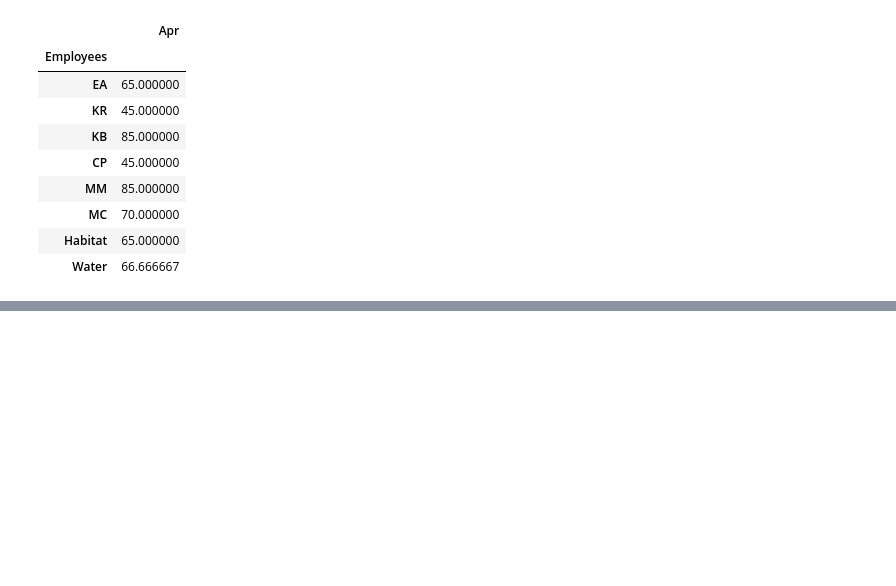
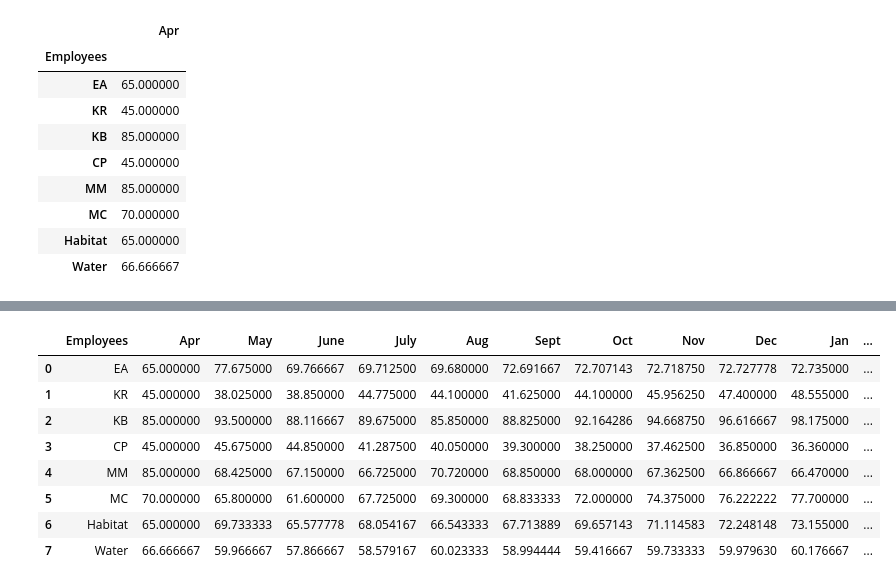
Before and after one commit to eanderson-ei/dev-env, a Jupyter notebook: notebooks/utilization-visualization.ipynb, the cells around one changed output, grey strips where cells are left out. Saved outputs shown, nothing was run; the diff lists cells and outputs as text; code cells hidden in the pictures; blank space fills up the shorter version.

```diff
--- a/notebooks/utilization-visualization.ipynb
+++ b/notebooks/utilization-visualization.ipynb
@@ -198,3 +198,15 @@ projected_y.loc[['Habitat', 'Water'],:].T.plot()
+# %%
+projected_y.reset_index()
+# %% [output]
+|  | Employees | Apr | May | June | July | Aug | Sept | Oct | Nov | Dec | Jan | ... |
+| 0 | EA | 65.000000 | 77.675000 | 69.766667 | 69.712500 | 69.680000 | 72.691667 | 72.707143 | 72.718750 | 72.727778 | 72.735000 | ... |
+| 1 | KR | 45.000000 | 38.025000 | 38.850000 | 44.775000 | 44.100000 | 41.625000 | 44.100000 | 45.956250 | 47.400000 | 48.555000 | ... |
+| 2 | KB | 85.000000 | 93.500000 | 88.116667 | 89.675000 | 85.850000 | 88.825000 | 92.164286 | 94.668750 | 96.616667 | 98.175000 | ... |
+| 3 | CP | 45.000000 | 45.675000 | 44.850000 | 41.287500 | 40.050000 | 39.300000 | 38.250000 | 37.462500 | 36.850000 | 36.360000 | ... |
+| 4 | MM | 85.000000 | 68.425000 | 67.150000 | 66.725000 | 70.720000 | 68.850000 | 68.000000 | 67.362500 | 66.866667 | 66.470000 | ... |
+| 5 | MC | 70.000000 | 65.800000 | 61.600000 | 67.725000 | 69.300000 | 68.833333 | 72.000000 | 74.375000 | 76.222222 | 77.700000 | ... |
+| 6 | Habitat | 65.000000 | 69.733333 | 65.577778 | 68.054167 | 66.543333 | 67.713889 | 69.657143 | 71.114583 | 72.248148 | 73.155000 | ... |
+| 7 | Water | 66.666667 | 59.966667 | 57.866667 | 58.579167 | 60.023333 | 58.994444 | 59.416667 | 59.733333 | 59.979630 | 60.176667 | ... |
 # %%
 plt.rcParams['font.sans-serif'] = 'Tahoma'
 plt.rcParams['font.family'] = 'sans-serif'
```
Also changed, not shown: parts of 23 cells of this notebook, 2 other files.
